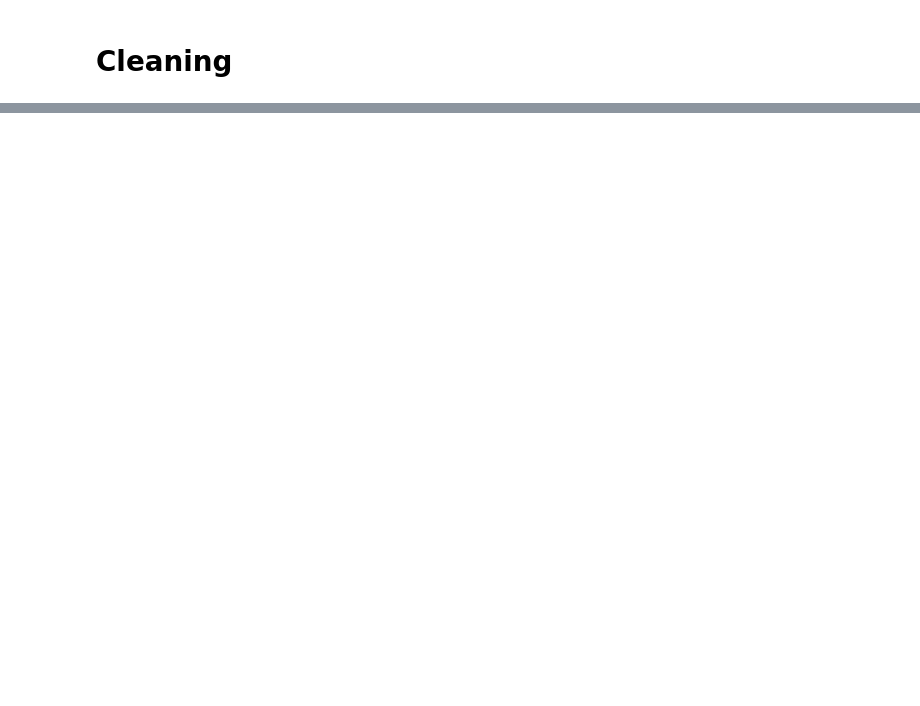
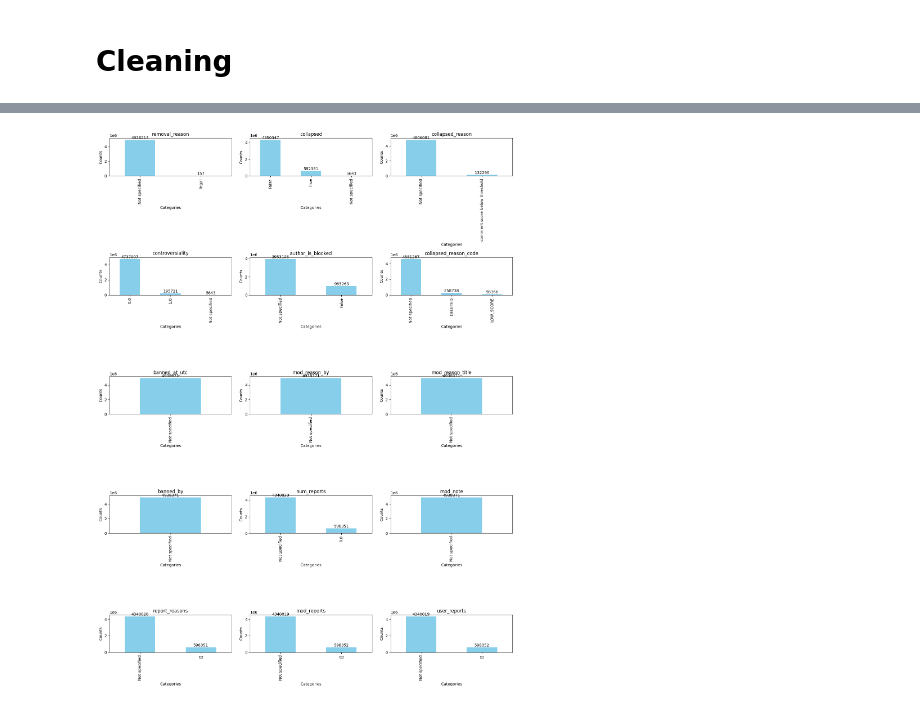
Before and after one commit to CabooseExia/DSA4264-Problem-2, a Jupyter notebook: main.ipynb, the cells around one changed output, grey strips where cells are left out. Saved outputs shown, nothing was run; the diff lists cells and outputs as text; code cells hidden in the pictures; blank space fills up the shorter version.

```diff
--- a/main.ipynb
+++ b/main.ipynb
@@ -11,18 +22,18 @@ import pandas as pd
 df = pd.DataFrame()
 
 ###   SMALL DATASET   ###
-df = pd.read_csv('data/Reddit-Threads_2020-2021.csv', nrows=10000)
-print(df.head())
+# df = pd.read_csv('data/Reddit-Threads_2020-2021.csv', nrows=10000)
+# print(df.head())
 ###   SMALL DATASET   ###
 
 ###   FULL DATASET   ###
-# chunk_size = 10000
-# for chunk in pd.read_csv('data/Reddit-Threads_2020-2021.csv', chunksize=chunk_size):
-#     print(chunk.head())
-#     df = pd.concat([df, chunk])
-# for chunk in pd.read_csv('data/Reddit-Threads_2022-2023.csv', chunksize=chunk_size):
-#     print(chunk.head())
-#     df = pd.concat([df, chunk])
+chunk_size = 10000
+for chunk in pd.read_csv('data/Reddit-Threads_2020-2021.csv', chunksize=chunk_size):
+    print(chunk.head())
+    df = pd.concat([df, chunk])
+for chunk in pd.read_csv('data/Reddit-Threads_2022-2023.csv', chunksize=chunk_size):
+    print(chunk.head())
+    df = pd.concat([df, chunk])
 ###   FULL DATASET   ###
 
 print(df.shape)
@@ -151,0 +102,49 @@ First few entries in moderation Series:
+# %%
+df_for_plot = df_normalized.copy()
+df_for_plot.fillna('Not specified', inplace=True)
+
+columns_to_plot = [
+    'removal_reason',
+    'collapsed',
+    'collapsed_reason',
+    'controversiality',
+    'author_is_blocked',
+    'collapsed_reason_code',
+    'banned_at_utc',
+    'mod_reason_by',
+    'mod_reason_title',
+    'banned_by',
+    'num_reports',
+    'mod_note',
+    'report_reasons',
+    'mod_reports',
+    'user_reports'
+]
+
+num_columns = len(columns_to_plot)
+cols = 3
+rows = (num_columns + cols - 1) // cols
+
+fig, axes = plt.subplots(rows, cols, figsize=(15, 4 * rows))
+axes = axes.flatten()
+
+for i, column in enumerate(columns_to_plot):
+    counts = df_for_plot[column].value_counts()
+    if not counts.empty:
+        bars = counts.plot(kind='bar', ax=axes[i], color='skyblue')
+        axes[i].set_title(column)
+        axes[i].set_xlabel('Categories')
+        axes[i].set_ylabel('Counts')
+
+        for bar in bars.patches:
+            axes[i].annotate(format(int(bar.get_height())),
+                                (bar.get_x() + bar.get_width() / 2, bar.get_height()),
+                                ha='center', va='bottom')
+
+for j in range(i + 1, len(axes)):
+    fig.delaxes(axes[j])
+
+plt.tight_layout()
+plt.show()
+# %% [output]
+[figure, added]
```
Also changed, not shown: parts of 7 cells of this notebook.
